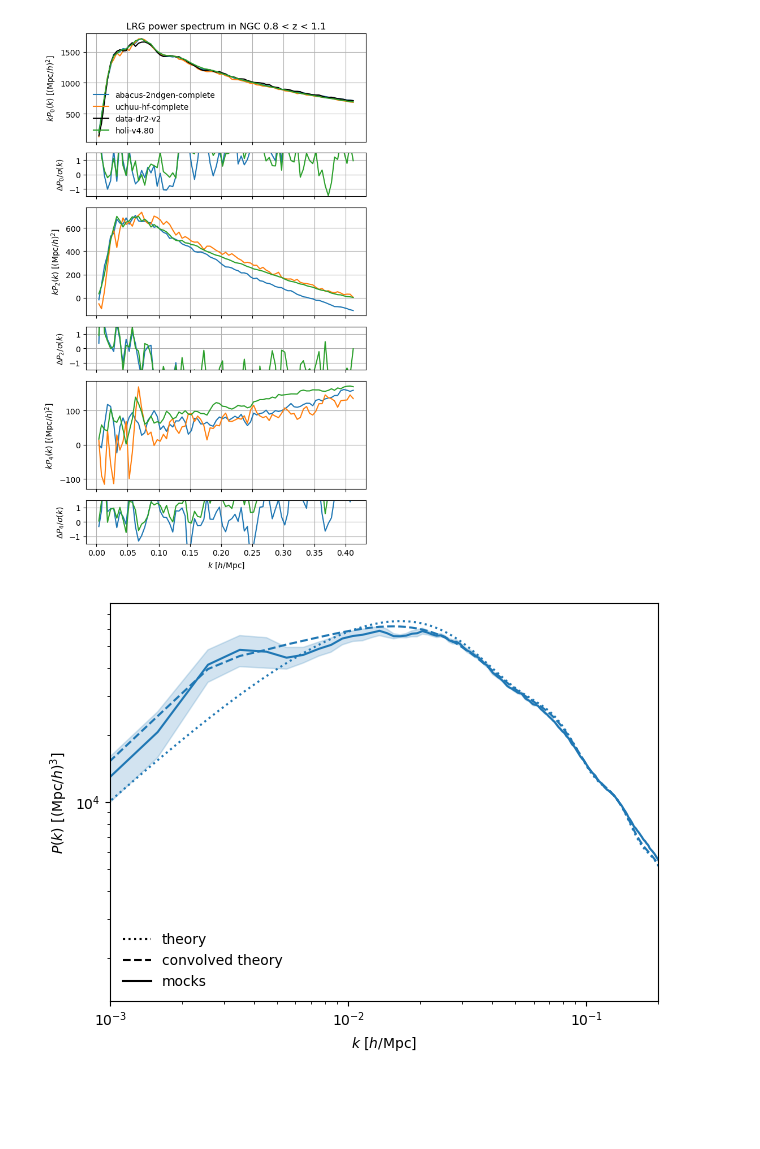
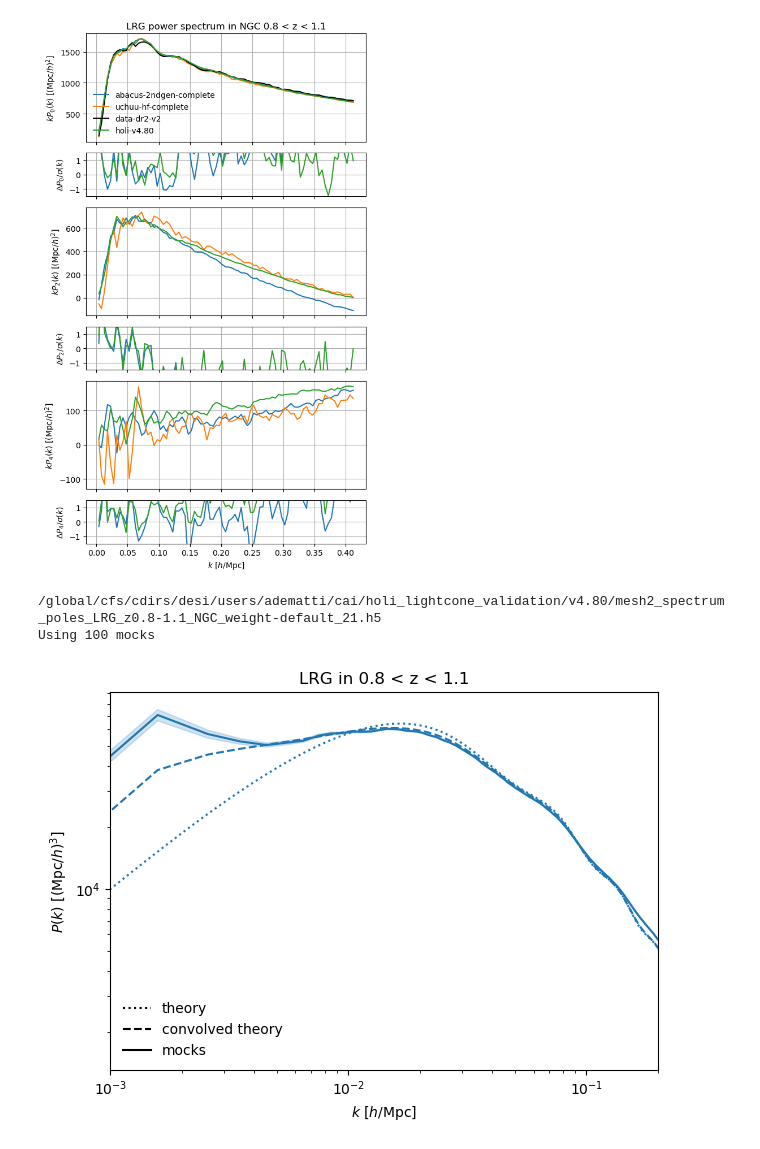
Before and after one commit to echaussidon/desi-clustering, a Jupyter notebook: clustering_statistics/nb/validation_holi_lightcone.ipynb, the cells around one changed output. Cells and saved outputs as stored; diff of their text form; code cells hidden in the pictures; blank space fills up the shorter version.

```diff
--- a/clustering_statistics/nb/validation_holi_lightcone.ipynb
+++ b/clustering_statistics/nb/validation_holi_lightcone.ipynb
@@ -135,37 +135,45 @@ for tracer, zrange in tracers:
 [figure]
 [figure]
 # %%
-kw_catalog = dict(imock=1, tracer='LRG', zrange=(0.8, 1.1), version='v4.80', weight='default', region='NGC')
+tracer = 'LRG'
+zrange = (0.8, 1.1)
+kw_catalog = dict(imock=1, tracer=tracer, zrange=zrange, version='v4.80', weight='default', region='NGC')
 theory_fn = tools.get_stats_fn(kind='theory_mesh2_spectrum_poles', stats_dir=stats_dir, catalog=kw_catalog)
 theory = types.read(theory_fn)
 mean_fn = tools.get_stats_fn(kind='mean_mesh2_spectrum_poles', stats_dir=stats_dir, catalog=kw_catalog)
 mean = types.read(mean_fn)
-mock_fns = [tools.get_stats_fn(kind='mesh2_spectrum_poles', stats_dir=stats_dir, catalog=kw_catalog | {'imock': imock}) for imock in range(1, 9)]
+mock_fns = [tools.get_stats_fn(kind='mesh2_spectrum_poles', stats_dir=stats_dir, catalog=kw_catalog | {'imock': imock}) for imock in range(1, 200)]
+mock_fns = [mock_fn for mock_fn in mock_fns if mock_fn.exists()]
+print(mock_fns[20])
+print(f'Using {len(mock_fns):d} mocks')
 mocks = [types.read(mock_fn) for mock_fn in mock_fns]
 mock_mean, mock_cov = types.mean(mocks), types.cov(mocks)
 
 fig, ax = plt.subplots()
 ax.plot([], [], color='k', linestyle=':', label='theory')
 ax.plot([], [], color='k', linestyle='--', label='convolved theory')
 ax.plot([], [], color='k', linestyle='-', label='mocks')
 for ill, ell in enumerate(mean.ells[:1]):
     color = f'C{ill:d}'
     pole = theory.get(ells=ell)
     ax.plot(k:=pole.coords('k'), pole.value(), color=color, linestyle=':')
     pole = mean.get(ells=ell)
     ax.plot(k:=pole.coords('k'), pole.value(), color=color, linestyle='--')
     pole = mock_mean.get(ells=ell)
     ax.plot(k:=pole.coords('k'), pole.value(), color=color, linestyle='-')
     std = mock_cov.at.observable.get(ells=ell).std() / len(mocks)**0.5
     ax.fill_between(k, pole.value() - std, pole.value() + std, color=color, alpha=0.2)
 ax.set_xlim(1e-3, 2e-1)
 ax.set_xscale('log')
 ax.set_yscale('log')
+ax.set_title(f'{tracer} in {zrange[0]:.1f} < z < {zrange[1]:.1f}')
 ax.legend(frameon=False)
 ax.set_xlabel(r'$k$ [$h/\mathrm{Mpc}$]')
 ax.set_ylabel(r'$P(k)$ [$(\mathrm{Mpc}/h)^3$]')
 plt.tight_layout()
-fig.savefig(plot_dir / 'check_window_gic.png', bbox_inches='tight', pad_inches=0.1, dpi=200)
+fig.savefig(plot_dir / f'check_window_gic_z{zrange[0]:.1f}-{zrange[1]:.1f}.png', bbox_inches='tight', pad_inches=0.1, dpi=200)
 plt.show()
 # %% [output]
+/global/cfs/cdirs/desi/users/adematti/cai/holi_lightcone_validation/v4.80/mesh2_spectrum_poles_LRG_z0.8-1.1_NGC_weight-default_21.h5
+Using 100 mocks
-[figure, old version]
+[figure, new version]
```
Also changed, not shown: 3 other files.
